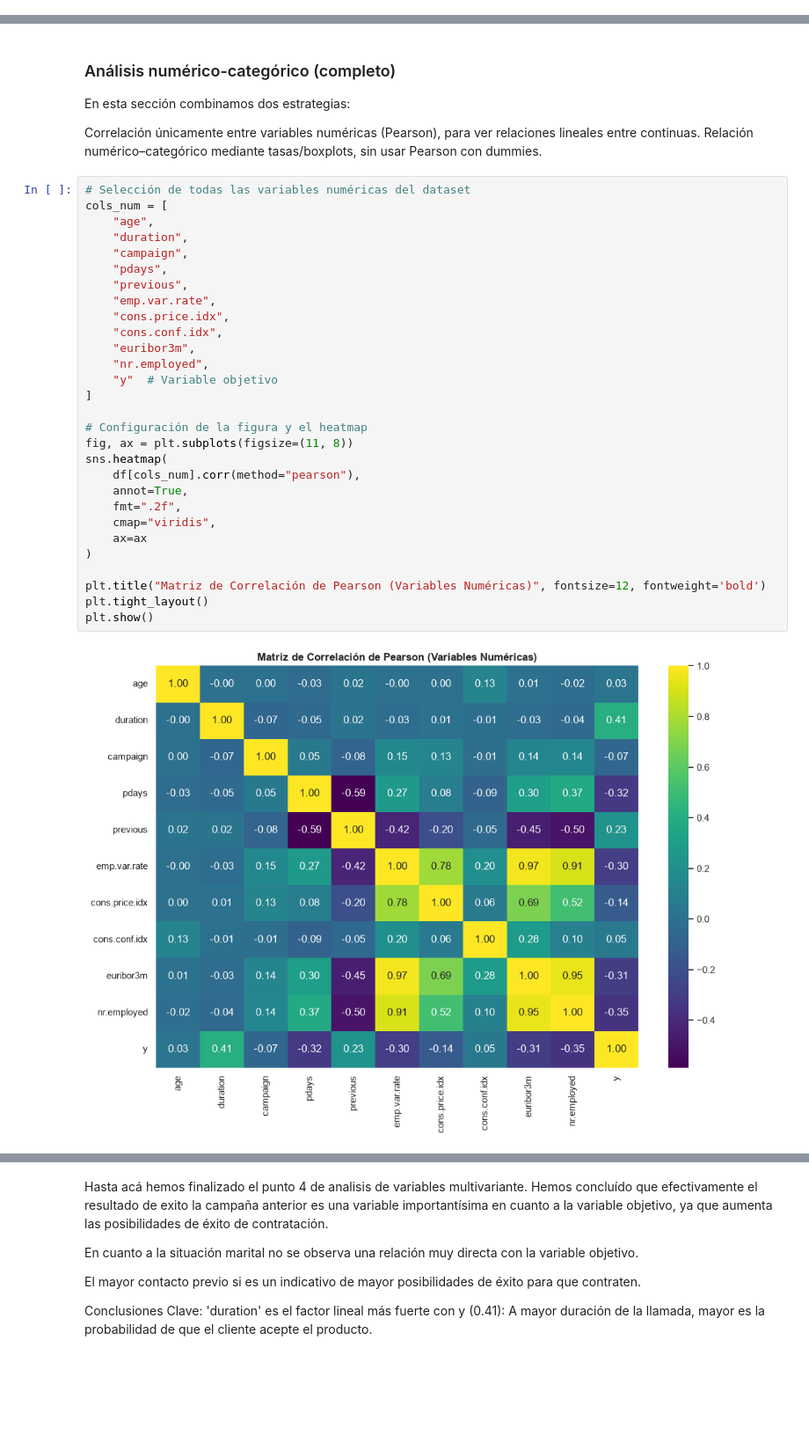
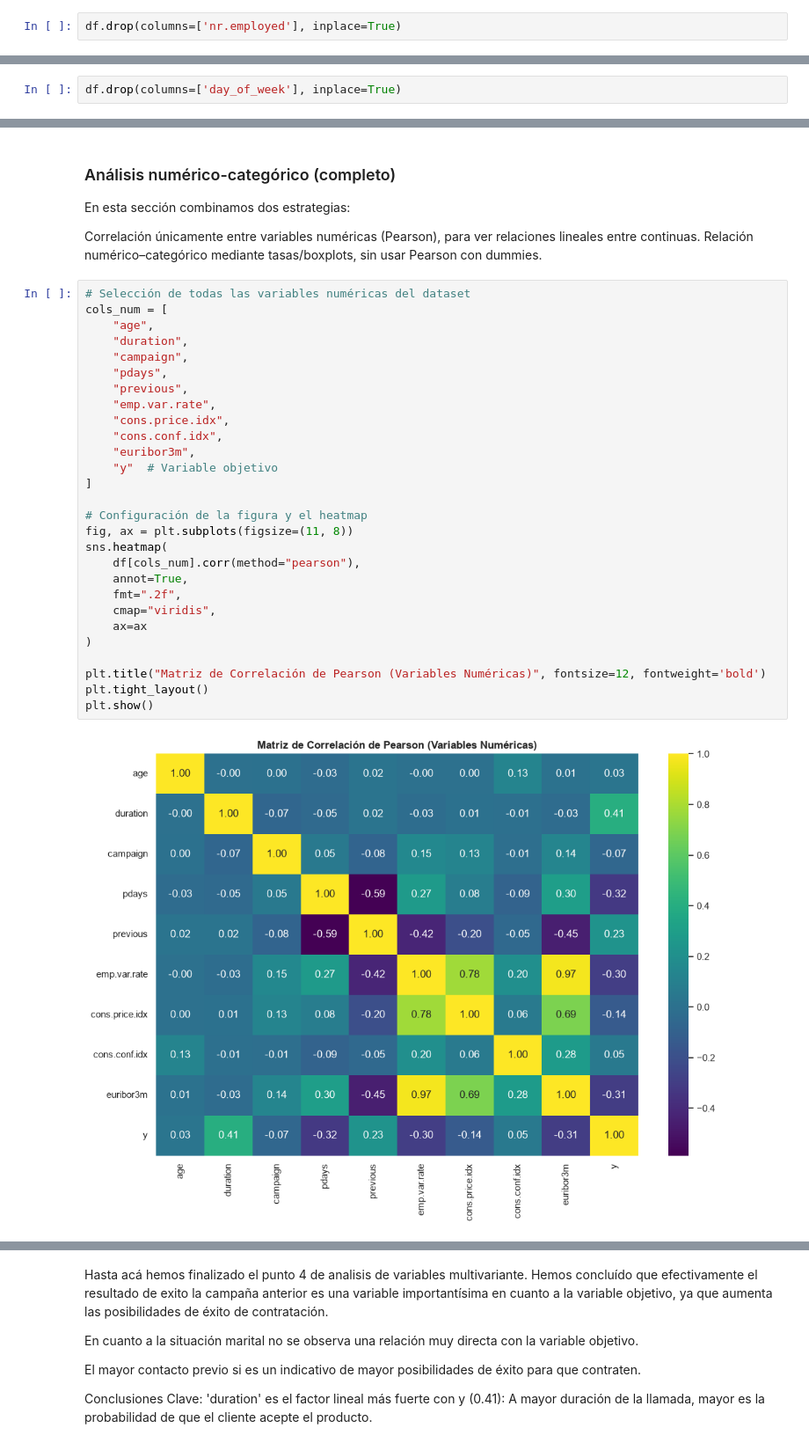
Before and after one commit to Brenda-Carloni/regresion_logistica_bren, a Jupyter notebook: src/explore.ipynb, the cells around one changed output, grey strips where cells are left out. Shown at 88% size. Saved outputs shown, nothing was run; the diff lists cells and outputs as text; blank space fills up the shorter version.

```diff
--- a/src/explore.ipynb
+++ b/src/explore.ipynb
@@ -455,6 +455,8 @@ De la relación entre estas variables podemos determinar el grado de relación d
 Por otro lado, con respecto a 'previous' y 'duration' no hay relación prácticamente, no hay relación entre el número de contactos realizados en la campaña anterior y la duración de los mismos.
 
 y entre 'duration' con las variables'euribor3m' y 'nr.employed' tampoco hay una correlación importante.
+# %%
+df.drop(columns=['nr.employed'], inplace=True)
 # %% [markdown]
 ### Análisis categórico-categórico
 # %% [markdown]
@@ -548,3 +552,5 @@ day_of_week: La conversión es completamente uniforme a lo largo de los días la
+# %%
+df.drop(columns=['day_of_week'], inplace=True)
 # %% [markdown]
 ### Combinaciones de la clase con varias predictoras
 
@@ -722,31 +664,30 @@ Relación numérico–categórico mediante tasas/boxplots, sin usar Pearson con
 # %%
 # Selección de todas las variables numéricas del dataset
 cols_num = [
     "age",
     "duration",
     "campaign",
     "pdays",
     "previous",
     "emp.var.rate",
     "cons.price.idx",
     "cons.conf.idx",
     "euribor3m",
-    "nr.employed",
     "y"  # Variable objetivo
 ]
 
 # Configuración de la figura y el heatmap
 fig, ax = plt.subplots(figsize=(11, 8))
 sns.heatmap(
     df[cols_num].corr(method="pearson"),
     annot=True,
     fmt=".2f",
     cmap="viridis",
     ax=ax
 )
 
 plt.title("Matriz de Correlación de Pearson (Variables Numéricas)", fontsize=12, fontweight='bold')
 plt.tight_layout()
 plt.show()
 # %% [output]
-[figure, old version]
+[figure, new version]
```
Also changed, not shown: parts of 17 cells of this notebook, 1 other file.
